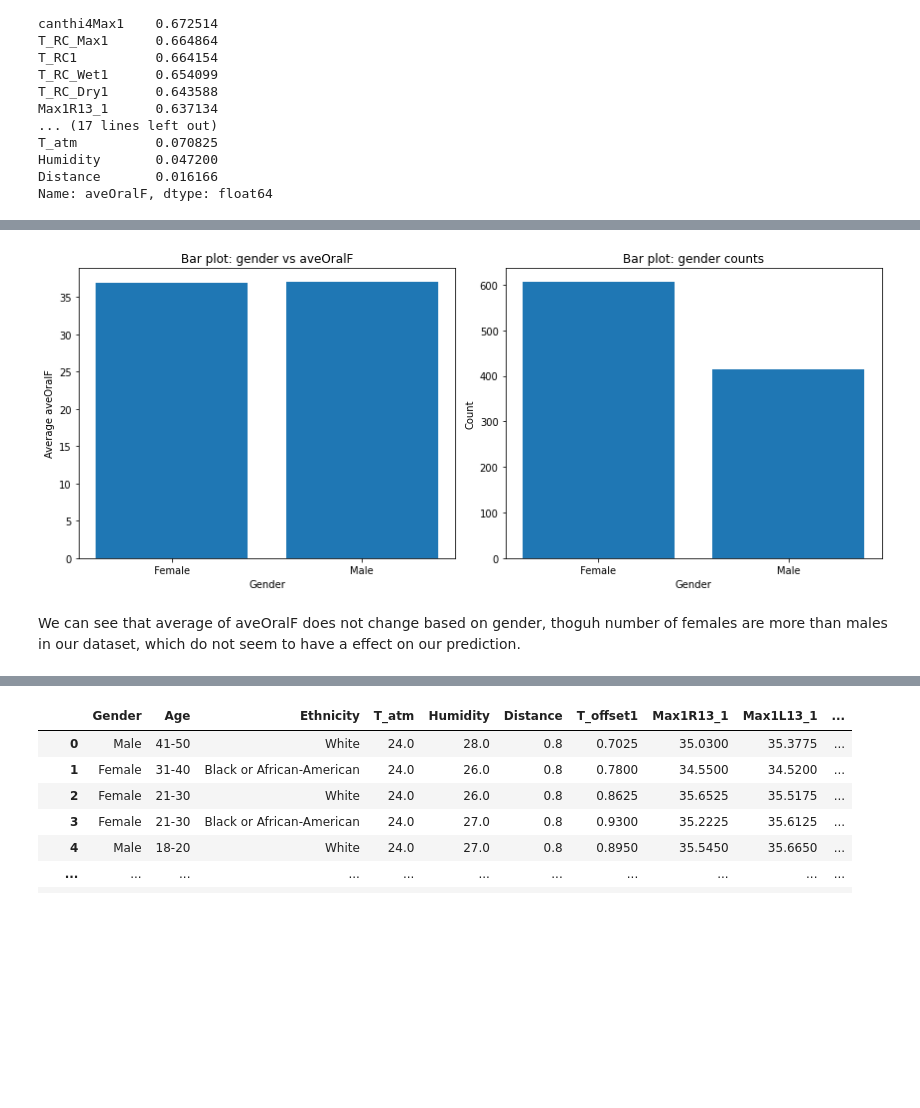
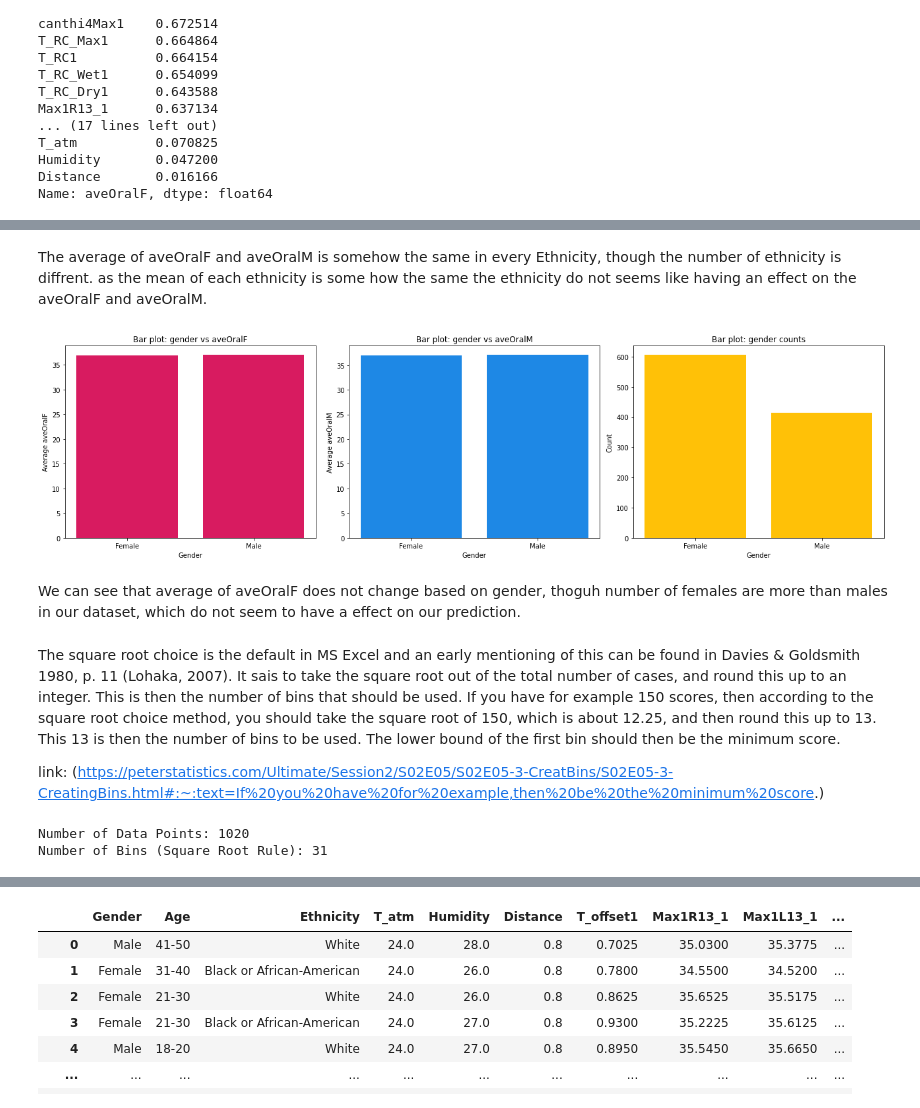
Before and after one commit to romthevacuousspider/Infrared-Thermography-Temperature-ML-coursework-1-, a Jupyter notebook: 1.ipynb, the cells around one changed output, grey strips where cells are left out. Cells and saved outputs as stored; diff of their text form; code cells hidden in the pictures; blank space fills up the shorter version.

```diff
--- a/1.ipynb
+++ b/1.ipynb
@@ -141,3 +145,8 @@ Features DataFrame:
+# %%
+ids_df = pd.read_csv('ids_dataframe.csv')
+features_df = pd.read_csv('features_df.csv')
+targets_df = pd.read_csv('targets_df.csv')
+original_df = pd.read_csv('original_df')
 # %%
 targets_df
 # %% [output]
@@ -438,31 +520,61 @@ The average of aveOralF also does not change by the Ethnicity.
+# %% [markdown]
+The average of aveOralF and aveOralM is somehow the same in every Ethnicity, though the number of ethnicity is diffrent. as the mean of each ethnicity is some how the same the ethnicity do not seems like having an effect on the aveOralF and aveOralM.
 # %%
 import numpy as np
+import matplotlib.pyplot as plt
 
 # figure and axes
-fig, axs = plt.subplots(1, 2, figsize=(12, 5))
+fig, axs = plt.subplots(1, 3, figsize=(18, 5))
 
 # Bar plot of 'gender' vs 'aveOralF'
 male_aveOralF = original_df[original_df['Gender'] == 'Male']['aveOralF']
 female_aveOralF = original_df[original_df['Gender'] == 'Female']['aveOralF']
 
-axs[0].bar(['Female', 'Male'], [female_aveOralF.mean(), male_aveOralF.mean()])
+axs[0].bar(['Female', 'Male'], [female_aveOralF.mean(), male_aveOralF.mean()], color='#D81B60')
 axs[0].set_title('Bar plot: gender vs aveOralF')
 axs[0].set_xlabel('Gender')
 axs[0].set_ylabel('Average aveOralF')
 
+# Bar plot of 'aveOralM' by 'Gender'
+male_aveOralM = original_df[original_df['Gender'] == 'Male']['aveOralM']
+female_aveOralM = original_df[original_df['Gender'] == 'Female']['aveOralM']
+
+axs[1].bar(['Female', 'Male'], [female_aveOralM.mean(), male_aveOralM.mean()], color='#1E88E5')
+axs[1].set_title('Bar plot: gender vs aveOralM')
+axs[1].set_xlabel('Gender')
+axs[1].set_ylabel('Average aveOralM')
+
 # Bar plot of 'gender' counts
 gender_counts = original_df['Gender'].value_counts()
-axs[1].bar(gender_counts.index, gender_counts.values)
-axs[1].set_title('Bar plot: gender counts')
-axs[1].set_xlabel('Gender')
-axs[1].set_ylabel('Count')
+axs[2].bar(gender_counts.index, gender_counts.values, color='#FFC107')
+axs[2].set_title('Bar plot: gender counts')
+axs[2].set_xlabel('Gender')
+axs[2].set_ylabel('Count')
 
 plt.tight_layout()
 plt.show()
 # %% [output]
-[figure, old version]
+[figure, new version]
 # %% [markdown]
 We can see that average of aveOralF does not change based on gender, thoguh number of females are more than males in our dataset, which do not seem to have a effect on our prediction.
+# %% [markdown]
+The square root choice is the default in MS Excel and an early mentioning of this can be found in Davies & Goldsmith 1980, p. 11 (Lohaka, 2007). It sais to take the square root out of the total number of cases, and round this up to an integer. This is then the number of bins that should be used. If you have for example 150 scores, then according to the square root choice method, you should take the square root of 150, which is about 12.25, and then round this up to 13. This 13 is then the number of bins to be used. The lower bound of the first bin should then be the minimum score.
+
+link: (https://peterstatistics.com/Ultimate/Session2/S02E05/S02E05-3-CreatBins/S02E05-3-CreatingBins.html#:~:text=If%20you%20have%20for%20example,then%20be%20the%20minimum%20score.)
+# %%
+import numpy as np
+
+# Calculate the number of data points in the dataset
+num_data_points = len(original_df)
+
+# Calculate the number of bins using the Square Root Rule
+num_bins = int(np.sqrt(num_data_points))
+
+print("Number of Data Points:", num_data_points)
+print("Number of Bins (Square Root Rule):", num_bins)
+# %% [output]
+Number of Data Points: 1020
+Number of Bins (Square Root Rule): 31
 # %%
 # let's visually inspect the data with histograms showing bars of frequencies of numeric values grouped in bins.
 
```
Also changed, not shown: parts of 46 cells of this notebook.
